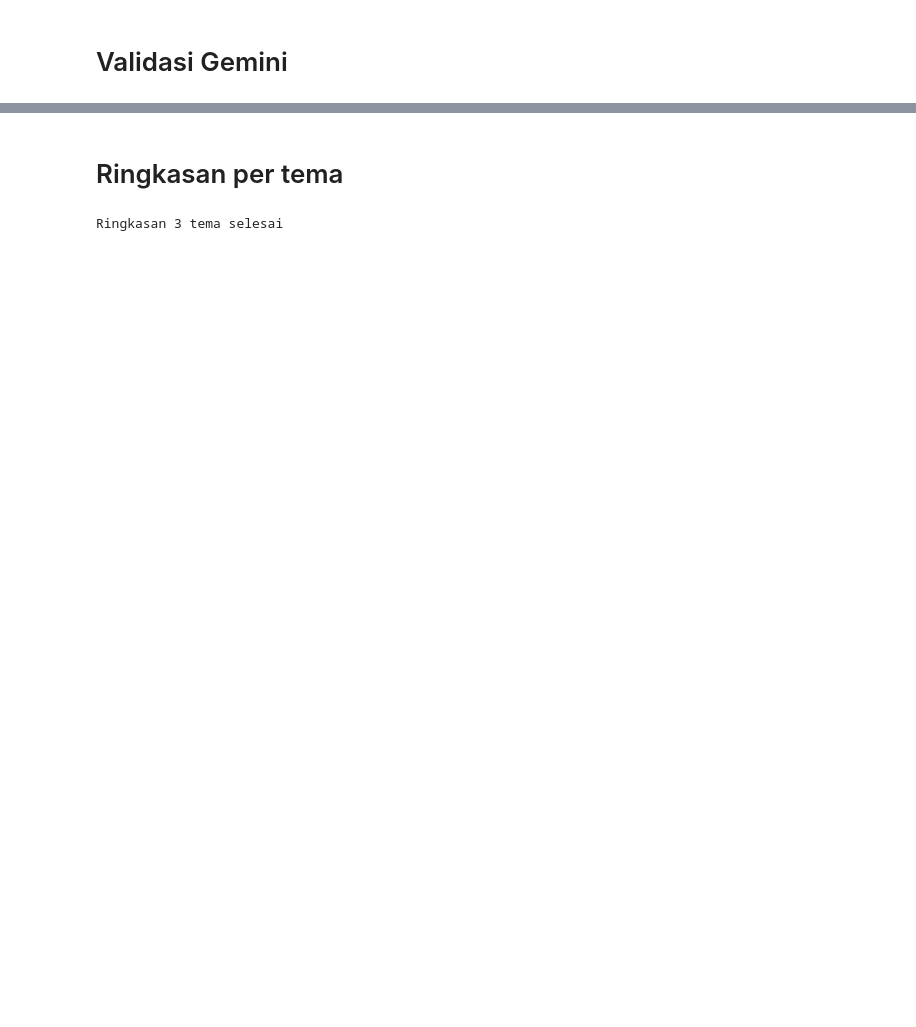
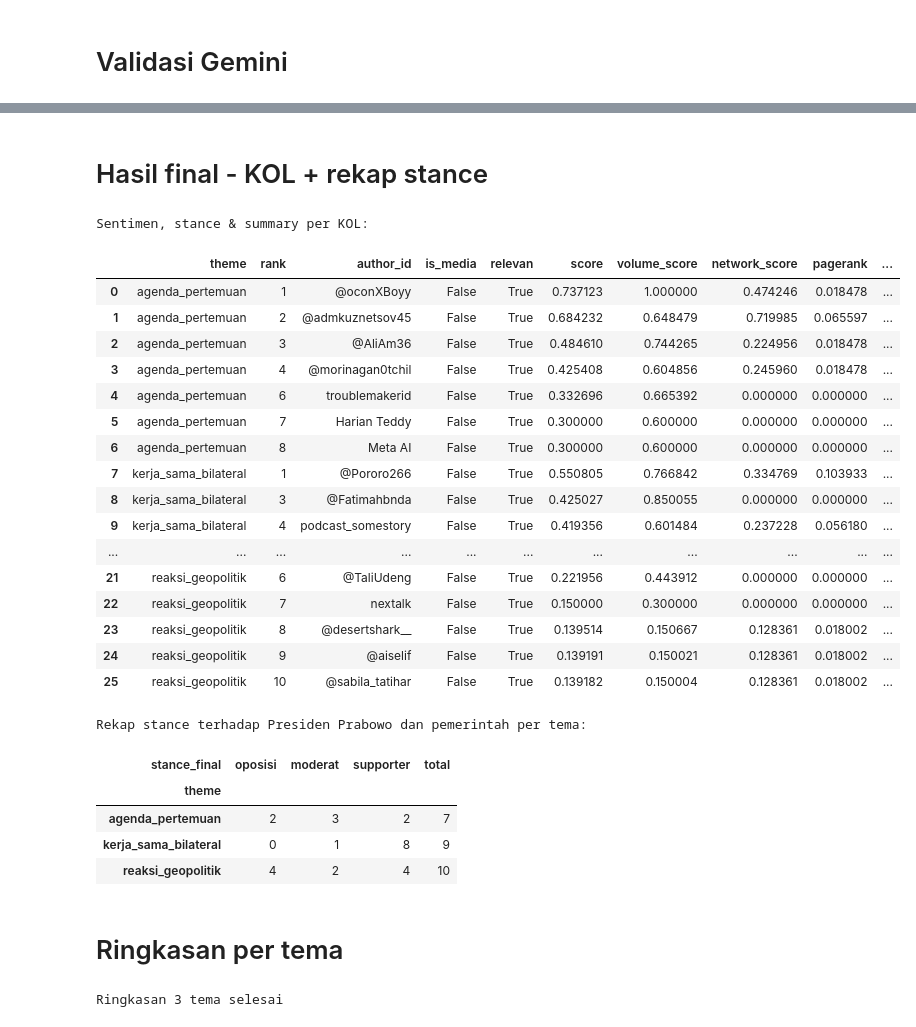
Before and after one commit to aldo02032004/naufaldo.github.io, a Jupyter notebook: kol_network_stance.ipynb, the cells around one changed output, grey strips where cells are left out. Drawn from its saved outputs; the diff is of its cells as text; code cells hidden in the pictures; blank space fills up the shorter version.

```diff
--- a/kol_network_stance.ipynb
+++ b/kol_network_stance.ipynb
@@ -888,3 +1112,41 @@ Kuota Colab AI habis, KOL yang belum divalidasi pake hasil Gemma. Tunggu beberap
+# %% [markdown]
+# Hasil final - KOL + rekap stance
+# %%
+print("Sentimen, stance & summary per KOL:")
+display(df_kol[["theme", "rank", "author_id", "is_media", "relevan", "score", "volume_score", "network_score",
+                "pagerank", "eigenvector", "sentiment_final", "stance_final", "validasi", "summary", "alasan",
+                "catatan_gemini", "sentiment", "stance"]])
+
+print(f"\nRekap stance terhadap {STANCE_TARGET} per tema:")
+on_topic = df_kol[df_kol["relevan"].ne(False)]
+stance_counts = (pd.crosstab(on_topic["theme"], on_topic["stance_final"])
+                 .reindex(columns=[*STANCES, UNCLASSIFIED], fill_value=0))
+display(stance_counts.loc[:, stance_counts.any()].assign(total=stance_counts.sum(axis=1)))
+# %% [output]
+Sentimen, stance & summary per KOL:
+|  | theme | rank | author_id | is_media | relevan | score | volume_score | network_score | pagerank | ... |
+| 0 | agenda_pertemuan | 1 | @oconXBoyy | False | True | 0.737123 | 1.000000 | 0.474246 | 0.018478 | ... |
+| 1 | agenda_pertemuan | 2 | @admkuznetsov45 | False | True | 0.684232 | 0.648479 | 0.719985 | 0.065597 | ... |
+| 2 | agenda_pertemuan | 3 | @AliAm36 | False | True | 0.484610 | 0.744265 | 0.224956 | 0.018478 | ... |
+| 3 | agenda_pertemuan | 4 | @morinagan0tchil | False | True | 0.425408 | 0.604856 | 0.245960 | 0.018478 | ... |
+| 4 | agenda_pertemuan | 6 | troublemakerid | False | True | 0.332696 | 0.665392 | 0.000000 | 0.000000 | ... |
+| 5 | agenda_pertemuan | 7 | Harian Teddy | False | True | 0.300000 | 0.600000 | 0.000000 | 0.000000 | ... |
+| 6 | agenda_pertemuan | 8 | Meta AI | False | True | 0.300000 | 0.600000 | 0.000000 | 0.000000 | ... |
+| 7 | kerja_sama_bilateral | 1 | @Pororo266 | False | True | 0.550805 | 0.766842 | 0.334769 | 0.103933 | ... |
+| 8 | kerja_sama_bilateral | 3 | @Fatimahbnda | False | True | 0.425027 | 0.850055 | 0.000000 | 0.000000 | ... |
+| 9 | kerja_sama_bilateral | 4 | podcast_somestory | False | True | 0.419356 | 0.601484 | 0.237228 | 0.056180 | ... |
+| ... | ... | ... | ... | ... | ... | ... | ... | ... | ... | ... |
+| 21 | reaksi_geopolitik | 6 | @TaliUdeng | False | True | 0.221956 | 0.443912 | 0.000000 | 0.000000 | ... |
+| 22 | reaksi_geopolitik | 7 | nextalk | False | True | 0.150000 | 0.300000 | 0.000000 | 0.000000 | ... |
+| 23 | reaksi_geopolitik | 8 | @desertshark__ | False | True | 0.139514 | 0.150667 | 0.128361 | 0.018002 | ... |
+| 24 | reaksi_geopolitik | 9 | @aiselif | False | True | 0.139191 | 0.150021 | 0.128361 | 0.018002 | ... |
+| 25 | reaksi_geopolitik | 10 | @sabila_tatihar | False | True | 0.139182 | 0.150004 | 0.128361 | 0.018002 | ... |
+Rekap stance terhadap Presiden Prabowo dan pemerintah per tema:
+| stance_final | oposisi | moderat | supporter | total |
+| theme |  |  |  |  |
+| agenda_pertemuan | 2 | 3 | 2 | 7 |
+| kerja_sama_bilateral | 0 | 1 | 8 | 9 |
+| reaksi_geopolitik | 4 | 2 | 4 | 10 |
 # %% [markdown]
 # Ringkasan per tema
 # %%
```
Also changed, not shown: parts of 16 cells of this notebook.
